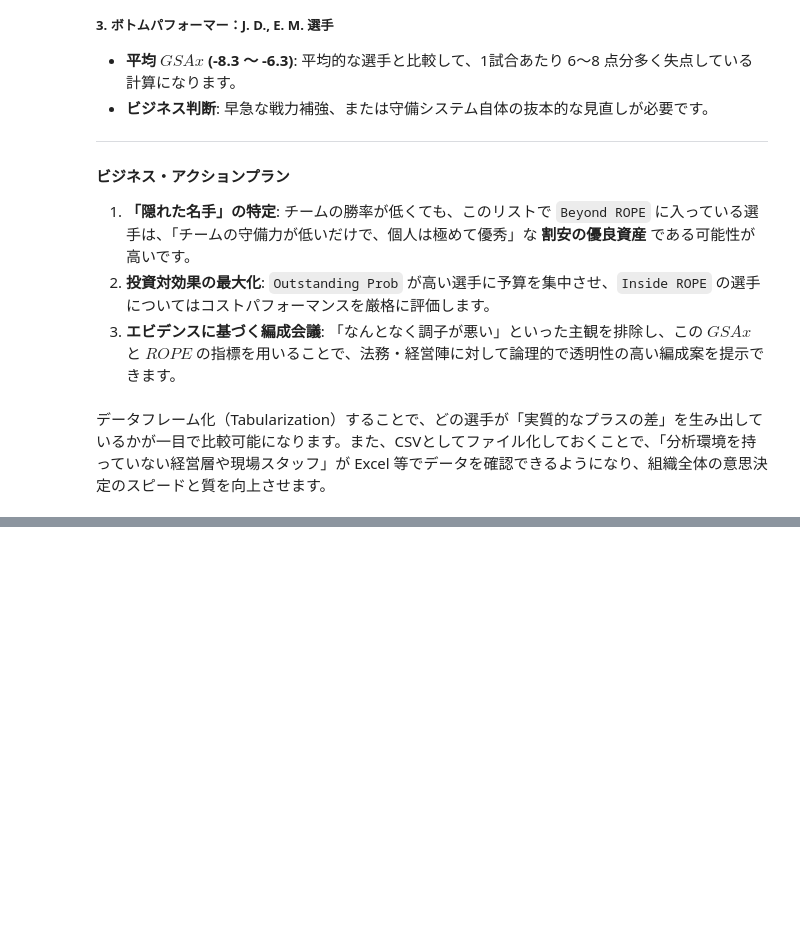
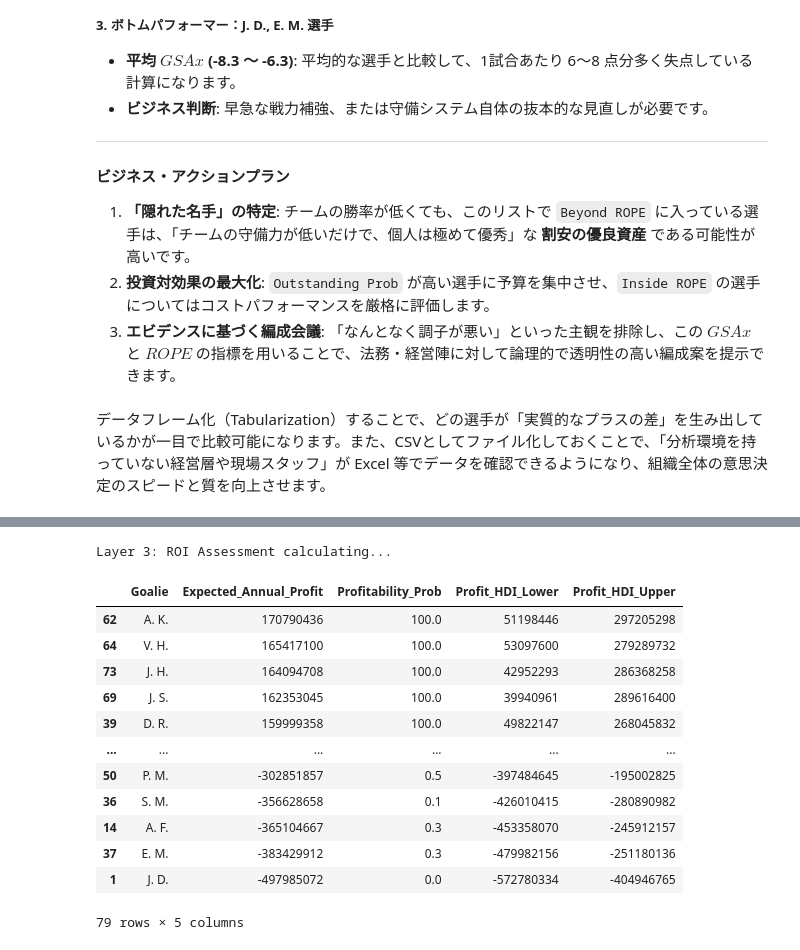
Before and after one commit to petalab-io/bayesian-iroha, a Jupyter notebook: notebooks/02_hockey_gotender/hockey_spatial_analysis.ipynb, the cells around one changed output, grey strips where cells are left out. Drawn from its saved outputs; the diff is of its cells as text; code cells hidden in the pictures; blank space fills up the shorter version.

```diff
--- a/notebooks/02_hockey_gotender/hockey_spatial_analysis.ipynb
+++ b/notebooks/02_hockey_gotender/hockey_spatial_analysis.ipynb
@@ -640,0 +636,46 @@ df_rope_analysis.to_csv(FILE_OUTPUT, index=False)
+# %%
+# 経済価値のパラメータ設定（ビジネスモデルに合わせて調整可能）
+VALUE_GOAL = 1_000_000  # １ゴールを防ぐ価値 = 100万円
+ANNUAL_GAMES = 60  # 年間の想定出場試合数
+
+results_roi = []
+
+print("Layer 3: ROI Assessment calculating...")
+
+# list_goalie_gsax は各選手の「１試合（30本）あたりの GSAx分布」
+for i, dist in enumerate(list_goalie_gsax):
+    profit_expected_annual = dist.mean() * ANNUAL_GAMES * VALUE_GOAL  # 年間の期待合計貢献額
+    prob_profitability = (dist > 0).mean()  # 収益化確率（平均以上の貢献をする確率）
+
+    # 94% HDI による収益の確信範囲
+    hdi_lower, hdi_upper = az.hdi(dist, hdi_prob=0.94)
+    profit_hdi_lower = hdi_lower * ANNUAL_GAMES * VALUE_GOAL
+    profit_hdi_upper = hdi_upper * ANNUAL_GAMES * VALUE_GOAL
+
+    results_roi.append({
+        "Goalie": obfuscate_name(id_to_name[i]),
+        "Expected_Annual_Profit": int(profit_expected_annual),
+        "Profitability_Prob": round(prob_profitability * 100, 1),
+        "Profit_HDI_Lower": int(profit_hdi_lower),
+        "Profit_HDI_Upper": int(profit_hdi_upper)
+    })
+
+# DataFrame化とソート
+df_roi = pd.DataFrame(results_roi).sort_values(by="Expected_Annual_Profit", ascending=False)
+
+df_roi
+# %% [output]
+Layer 3: ROI Assessment calculating...
+|  | Goalie | Expected_Annual_Profit | Profitability_Prob | Profit_HDI_Lower | Profit_HDI_Upper |
+| 62 | A. K. | 170790436 | 100.0 | 51198446 | 297205298 |
+| 64 | V. H. | 165417100 | 100.0 | 53097600 | 279289732 |
+| 73 | J. H. | 164094708 | 100.0 | 42952293 | 286368258 |
+| 69 | J. S. | 162353045 | 100.0 | 39940961 | 289616400 |
+| 39 | D. R. | 159999358 | 100.0 | 49822147 | 268045832 |
+| ... | ... | ... | ... | ... | ... |
+| 50 | P. M. | -302851857 | 0.5 | -397484645 | -195002825 |
+| 36 | S. M. | -356628658 | 0.1 | -426010415 | -280890982 |
+| 14 | A. F. | -365104667 | 0.3 | -453358070 | -245912157 |
+| 37 | E. M. | -383429912 | 0.3 | -479982156 | -251180136 |
+| 1 | J. D. | -497985072 | 0.0 | -572780334 | -404946765 |
+79 rows × 5 columns
```
Also changed, not shown: parts of 11 cells of this notebook.
